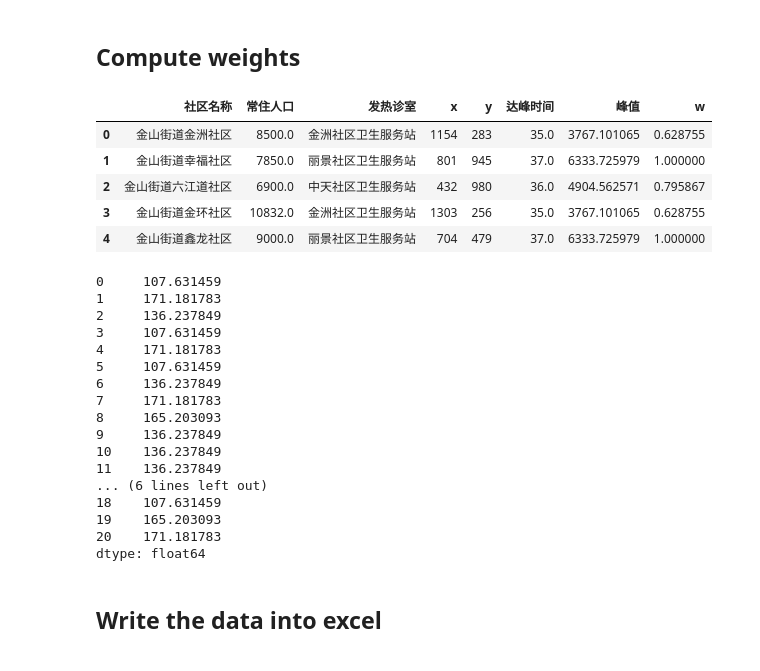
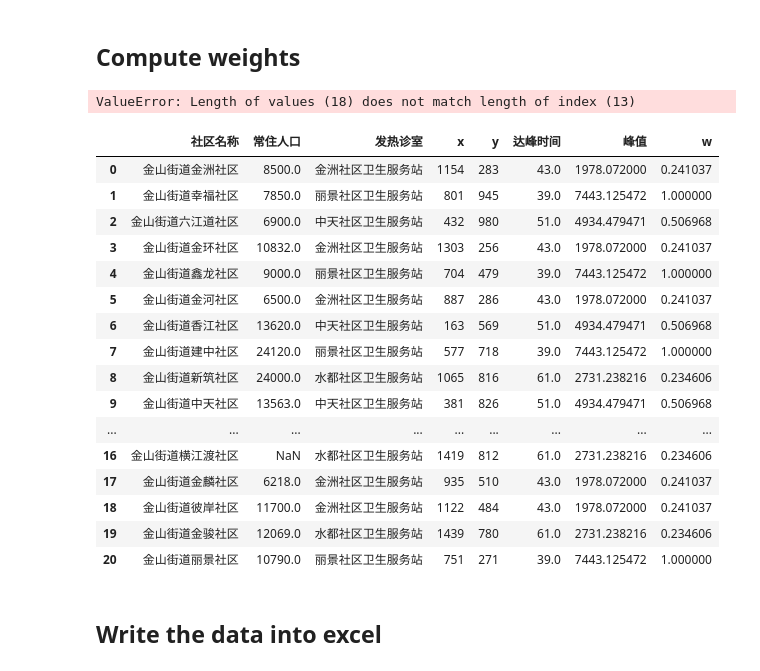
Before and after one commit to keke1022/DWP, a Jupyter notebook: weights_calculate.ipynb, the cells around one changed output. Drawn from its saved outputs; the diff is of its cells as text; code cells hidden in the pictures.

Commit message:
super

```diff
--- a/weights_calculate.ipynb
+++ b/weights_calculate.ipynb
@@ -183,7 +362,7 @@ Generating pictures to the folder video_generated...199/200
 # %% [markdown]
 ## Compute weights
 # %%
-df_severe_byday = simulationFunc ()
+df_severe_byday = superSimulationFunc()
 
 reach_climax_time_list = []
 climax_value_list = []
@@ -206,35 +385,30 @@ for clinic in clinic_name_list:
 
 temp = df_all["峰值"]/df_all["达峰时间"]
 df_all["w"] = temp / (temp.max())
+
+df_all.to_excel("community2.xlsx")
+# %% [output]
+ValueError: Length of values (18) does not match length of index (13)
 # %%
-df_all.head()
+df_all
 # %% [output]
 |  | 社区名称 | 常住人口 | 发热诊室 | x | y | 达峰时间 | 峰值 | w |
-| 0 | 金山街道金洲社区 | 8500.0 | 金洲社区卫生服务站 | 1154 | 283 | 35.0 | 3767.101065 | 0.628755 |
-| 1 | 金山街道幸福社区 | 7850.0 | 丽景社区卫生服务站 | 801 | 945 | 37.0 | 6333.725979 | 1.000000 |
-| 2 | 金山街道六江道社区 | 6900.0 | 中天社区卫生服务站 | 432 | 980 | 36.0 | 4904.562571 | 0.795867 |
-| 3 | 金山街道金环社区 | 10832.0 | 金洲社区卫生服务站 | 1303 | 256 | 35.0 | 3767.101065 | 0.628755 |
-| 4 | 金山街道鑫龙社区 | 9000.0 | 丽景社区卫生服务站 | 704 | 479 | 37.0 | 6333.725979 | 1.000000 |
+| 0 | 金山街道金洲社区 | 8500.0 | 金洲社区卫生服务站 | 1154 | 283 | 43.0 | 1978.072000 | 0.241037 |
+| 1 | 金山街道幸福社区 | 7850.0 | 丽景社区卫生服务站 | 801 | 945 | 39.0 | 7443.125472 | 1.000000 |
+| 2 | 金山街道六江道社区 | 6900.0 | 中天社区卫生服务站 | 432 | 980 | 51.0 | 4934.479471 | 0.506968 |
+| 3 | 金山街道金环社区 | 10832.0 | 金洲社区卫生服务站 | 1303 | 256 | 43.0 | 1978.072000 | 0.241037 |
+| 4 | 金山街道鑫龙社区 | 9000.0 | 丽景社区卫生服务站 | 704 | 479 | 39.0 | 7443.125472 | 1.000000 |
+| 5 | 金山街道金河社区 | 6500.0 | 金洲社区卫生服务站 | 887 | 286 | 43.0 | 1978.072000 | 0.241037 |
+| 6 | 金山街道香江社区 | 13620.0 | 中天社区卫生服务站 | 163 | 569 | 51.0 | 4934.479471 | 0.506968 |
+| 7 | 金山街道建中社区 | 24120.0 | 丽景社区卫生服务站 | 577 | 718 | 39.0 | 7443.125472 | 1.000000 |
+| 8 | 金山街道新筑社区 | 24000.0 | 水都社区卫生服务站 | 1065 | 816 | 61.0 | 2731.238216 | 0.234606 |
+| 9 | 金山街道中天社区 | 13563.0 | 中天社区卫生服务站 | 381 | 826 | 51.0 | 4934.479471 | 0.506968 |
+| ... | ... | ... | ... | ... | ... | ... | ... | ... |
+| 16 | 金山街道横江渡社区 | NaN | 水都社区卫生服务站 | 1419 | 812 | 61.0 | 2731.238216 | 0.234606 |
+| 17 | 金山街道金麟社区 | 6218.0 | 金洲社区卫生服务站 | 935 | 510 | 43.0 | 1978.072000 | 0.241037 |
+| 18 | 金山街道彼岸社区 | 11700.0 | 金洲社区卫生服务站 | 1122 | 484 | 43.0 | 1978.072000 | 0.241037 |
+| 19 | 金山街道金骏社区 | 12069.0 | 水都社区卫生服务站 | 1439 | 780 | 61.0 | 2731.238216 | 0.234606 |
+| 20 | 金山街道丽景社区 | 10790.0 | 丽景社区卫生服务站 | 751 | 271 | 39.0 | 7443.125472 | 1.000000 |
-# %%
-temp
-# %% [output]
-0     107.631459
-1     171.181783
-2     136.237849
-3     107.631459
-4     171.181783
-5     107.631459
-6     136.237849
-7     171.181783
-8     165.203093
-9     136.237849
-10    136.237849
-11    136.237849
-... (6 lines left out)
-18    107.631459
-19    165.203093
-20    171.181783
-dtype: float64
 # %% [markdown]
 ## Write the data into excel
 # %%
```
Also changed, not shown: parts of 7 cells of this notebook, 13 other files.
